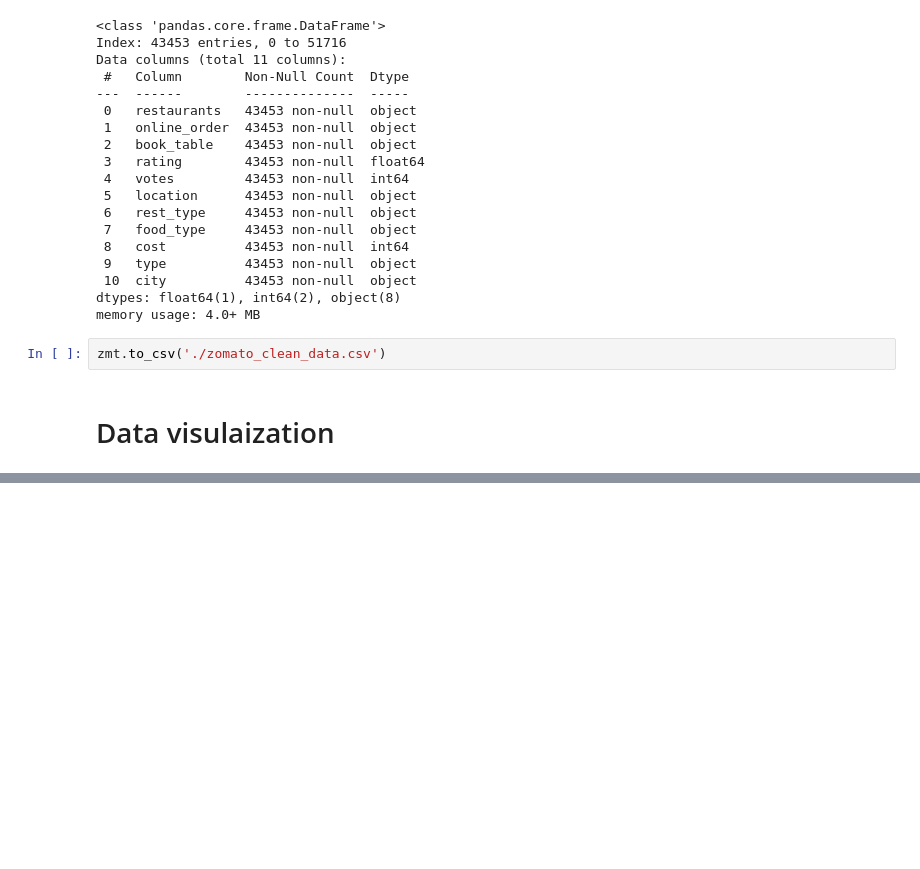
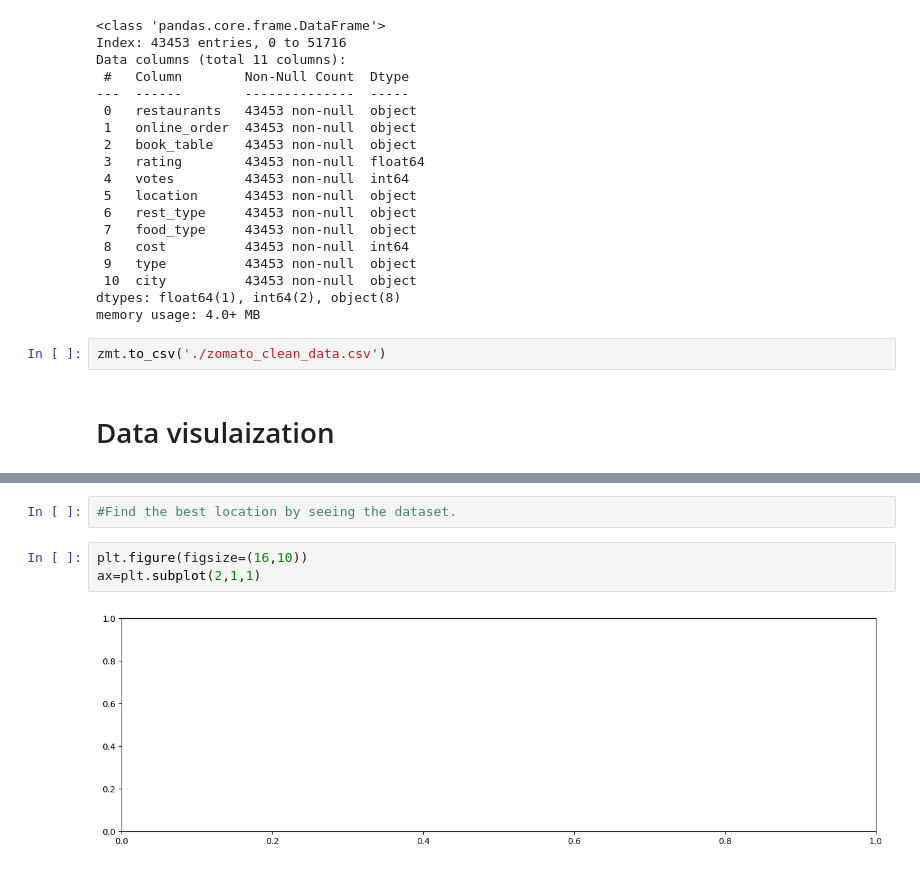
Before and after one commit to ksadia126/Zomato-reviews-EDA, a Jupyter notebook: zomato-reviews.ipynb, the cells around one changed output, grey strips where cells are left out. Drawn from its saved outputs; the diff is of its cells as text; blank space fills up the shorter version.

```diff
--- a/zomato-reviews.ipynb
+++ b/zomato-reviews.ipynb
@@ -338,0 +350,7 @@ zmt.to_csv('./zomato_clean_data.csv')
+# %%
+#Find the best location by seeing the dataset.
+# %%
+plt.figure(figsize=(16,10))
+ax=plt.subplot(2,1,1)
+# %% [output]
+[figure, added]
```
Also changed, not shown: parts of 5 cells of this notebook.
